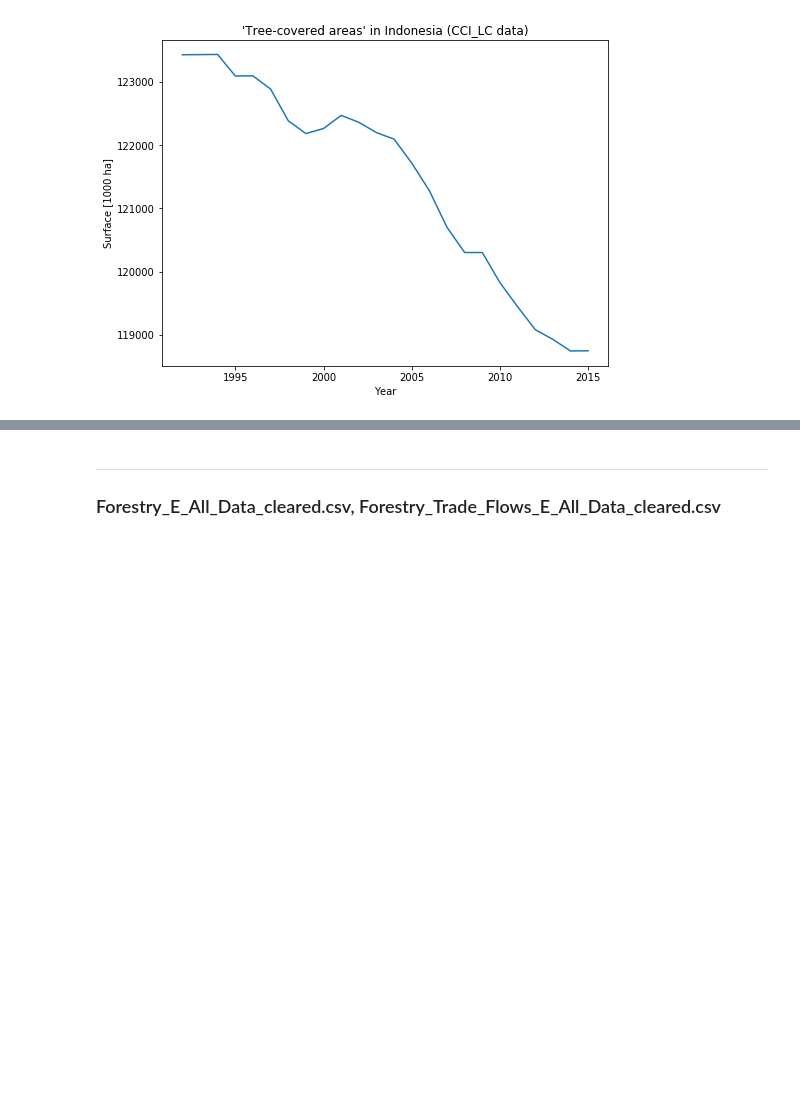
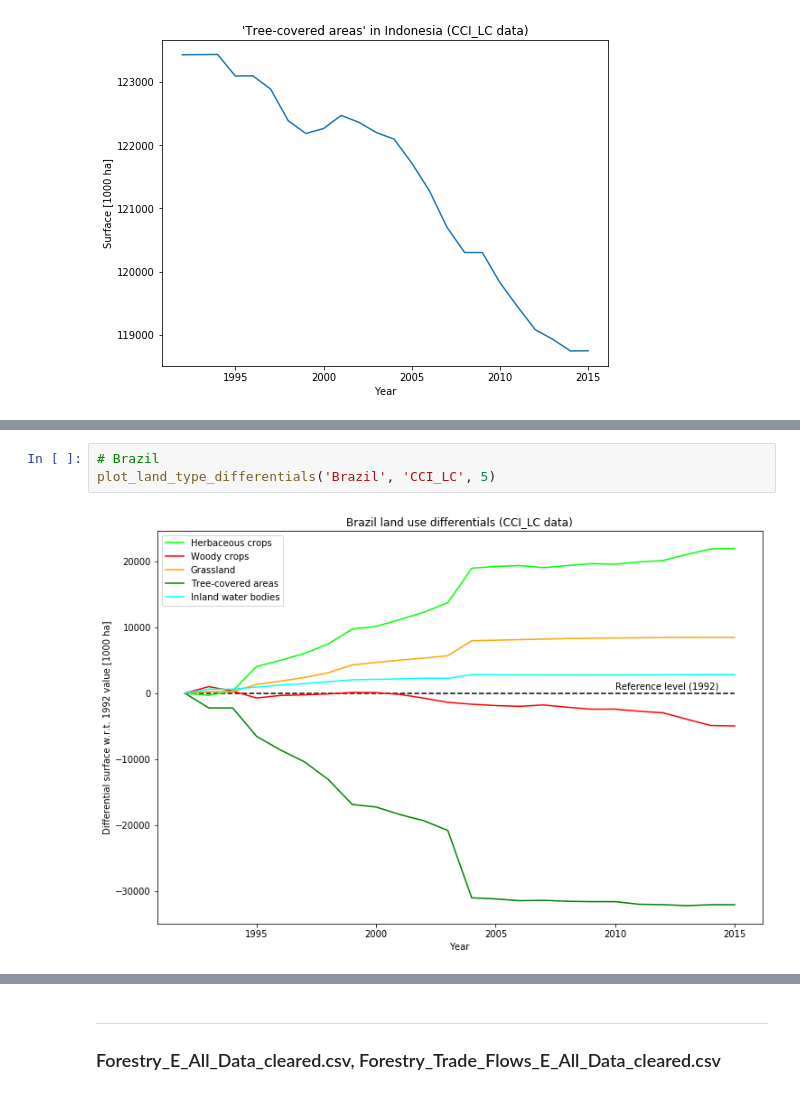
Before and after one commit to kostelansky17/disappearing_forests, a Jupyter notebook: Vidulis.ipynb, the cells around one changed output, grey strips where cells are left out. Saved outputs shown, nothing was run; the diff lists cells and outputs as text; blank space fills up the shorter version.

Commit message:
Comment on land type differentials

```diff
--- a/Vidulis.ipynb
+++ b/Vidulis.ipynb
@@ -379,0 +377,5 @@ It's easy to identify where the lost forests are classified.
+# %%
+# Brazil
+plot_land_type_differentials('Brazil', 'CCI_LC', 5)
+# %% [output]
+[figure, added]
```
Also changed, not shown: parts of 9 cells of this notebook.
